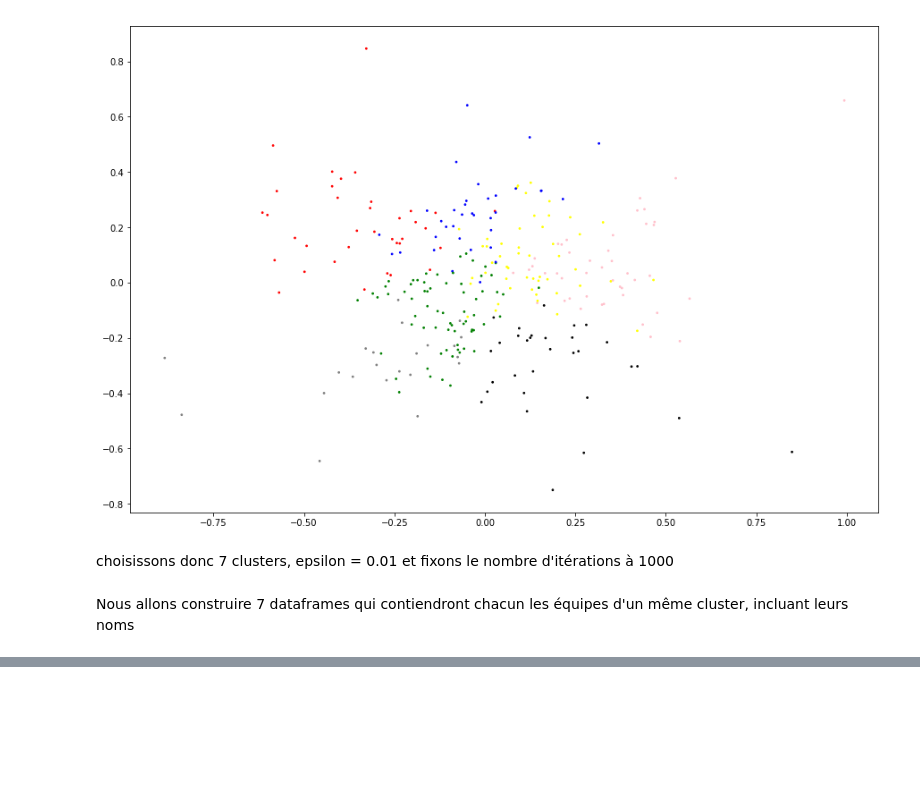
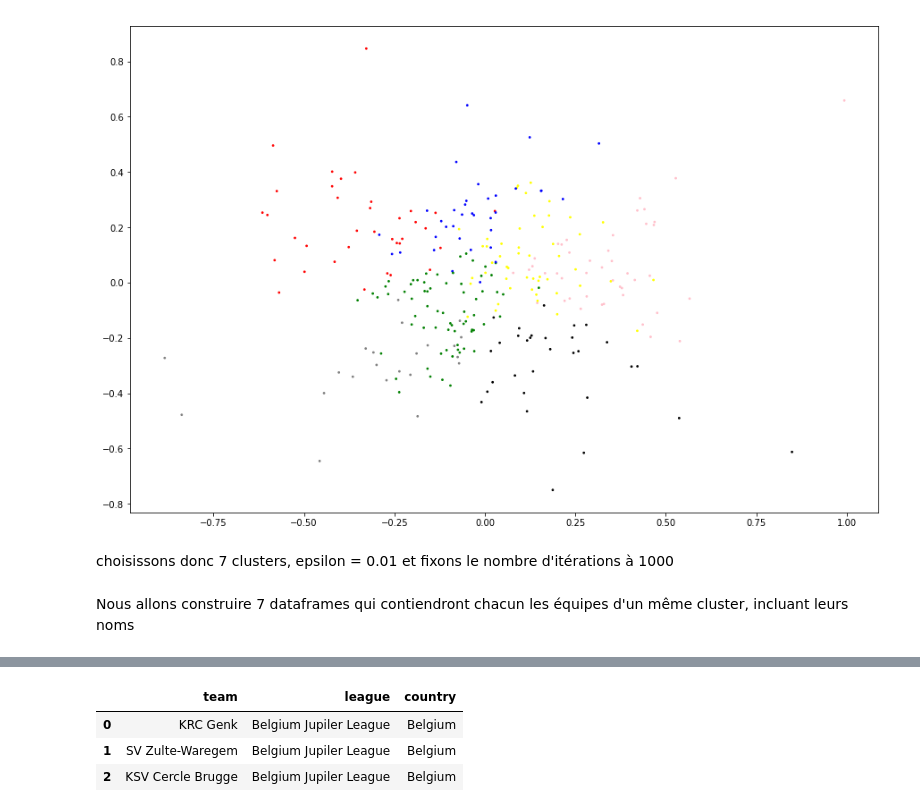
Before and after one commit to chubby47/kaggle_soccer, a Jupyter notebook: problematique_1.ipynb, the cells around one changed output, grey strips where cells are left out. Cells and saved outputs as stored; diff of their text form; code cells hidden in the pictures; blank space fills up the shorter version.

```diff
--- a/problematique_1.ipynb
+++ b/problematique_1.ipynb
@@ -258,0 +258,17 @@ cluster 3: 44 equipes
+# %%
+attributes = ["Team.team_long_name AS team ", "League.name as league", "Country.name AS country"]
+
+query = "SELECT DISTINCT "
+query += ", ".join(attributes)
+query += " FROM Match, Team, League, Country "
+query += "WHERE Match.home_team_api_id=Team.team_api_id AND League.id=Match.league_id AND Country.id=League.country_id"
+#query += "(Match.home_team_api_id=Team.team_api_id OR Match.away_team_api_id=Team.team_api_id)"
+
+res = pd.read_sql(query, conn)
+# %%
+res.head(3)
+# %% [output]
+|  | team | league | country |
+| 0 | KRC Genk | Belgium Jupiler League | Belgium |
+| 1 | SV Zulte-Waregem | Belgium Jupiler League | Belgium |
+| 2 | KSV Cercle Brugge | Belgium Jupiler League | Belgium |
```
Also changed, not shown: parts of 6 cells of this notebook.
